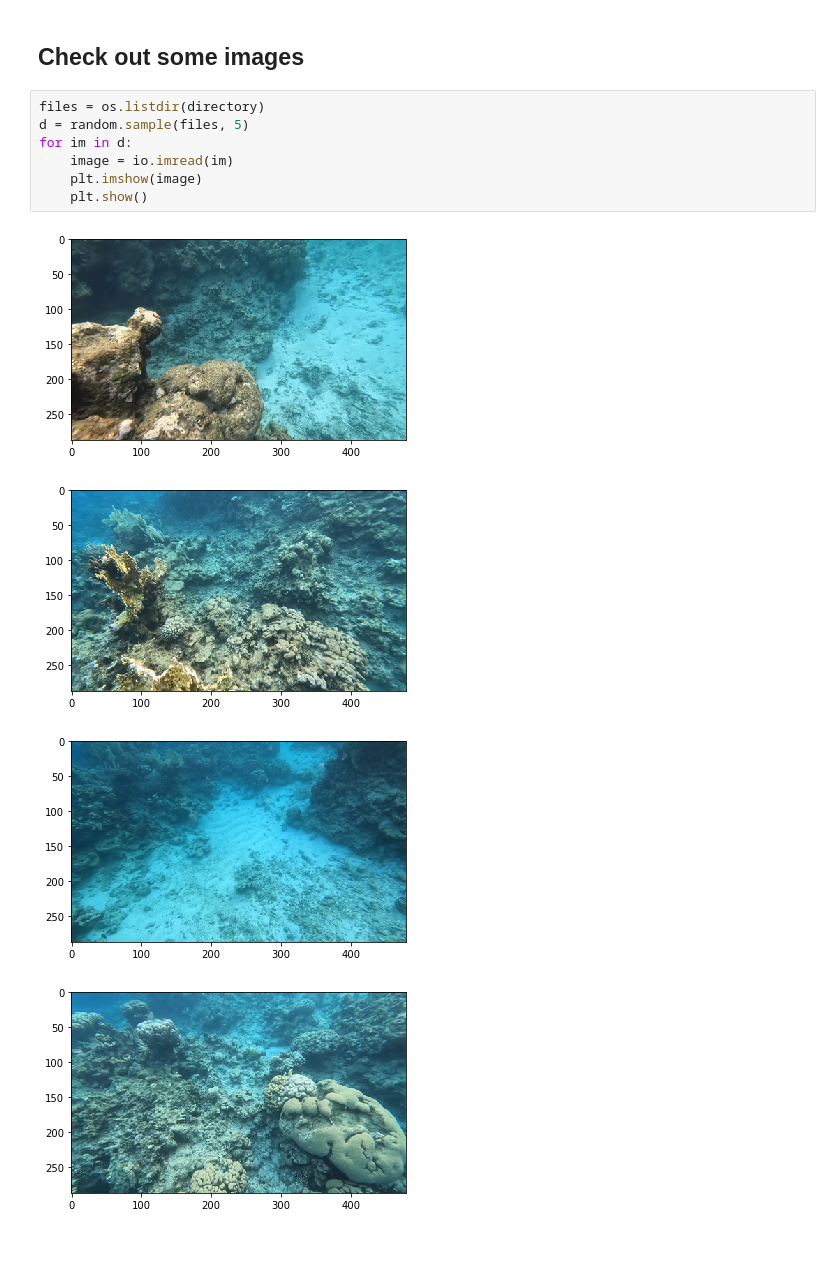
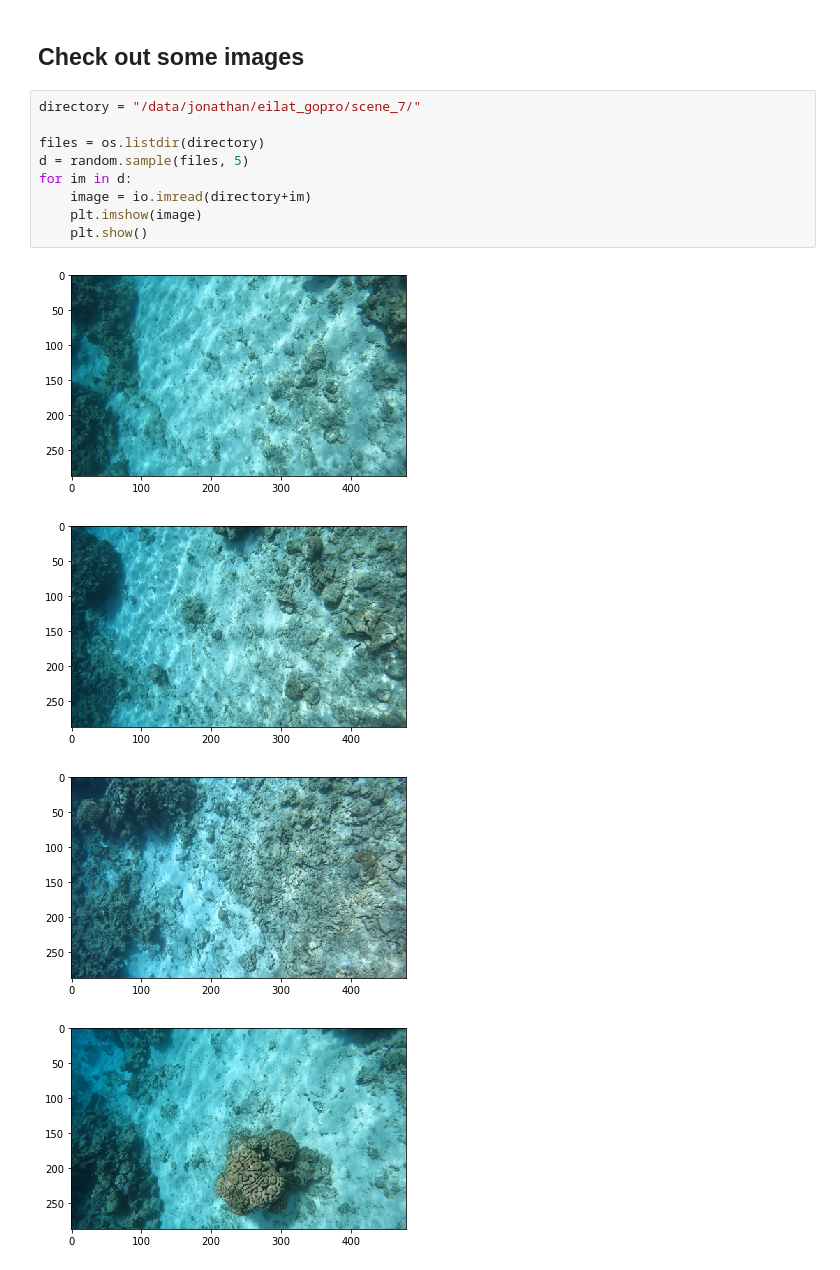
Before and after one commit to javander13/Thesis, a Jupyter notebook: Inference/inference.ipynb, the cells around one changed output. Cells and saved outputs as stored; diff of their text form.

```diff
--- a/Inference/inference.ipynb
+++ b/Inference/inference.ipynb
@@ -107,14 +125,16 @@ for path in imagePaths:
 # %% [markdown]
 ## Check out some images
 # %%
+directory = "/data/jonathan/eilat_gopro/scene_7/"
+
 files = os.listdir(directory)
 d = random.sample(files, 5)
 for im in d:
-    image = io.imread(im)
+    image = io.imread(directory+im)
     plt.imshow(image)
     plt.show()
 # %% [output]
-[figure, old version]
+[figure, new version]
-[figure, old version]
+[figure, new version]
-[figure, old version]
+[figure, new version]
-[figure, old version]
+[figure, new version]
```
Also changed, not shown: parts of 5 cells of this notebook, 10 other files.
